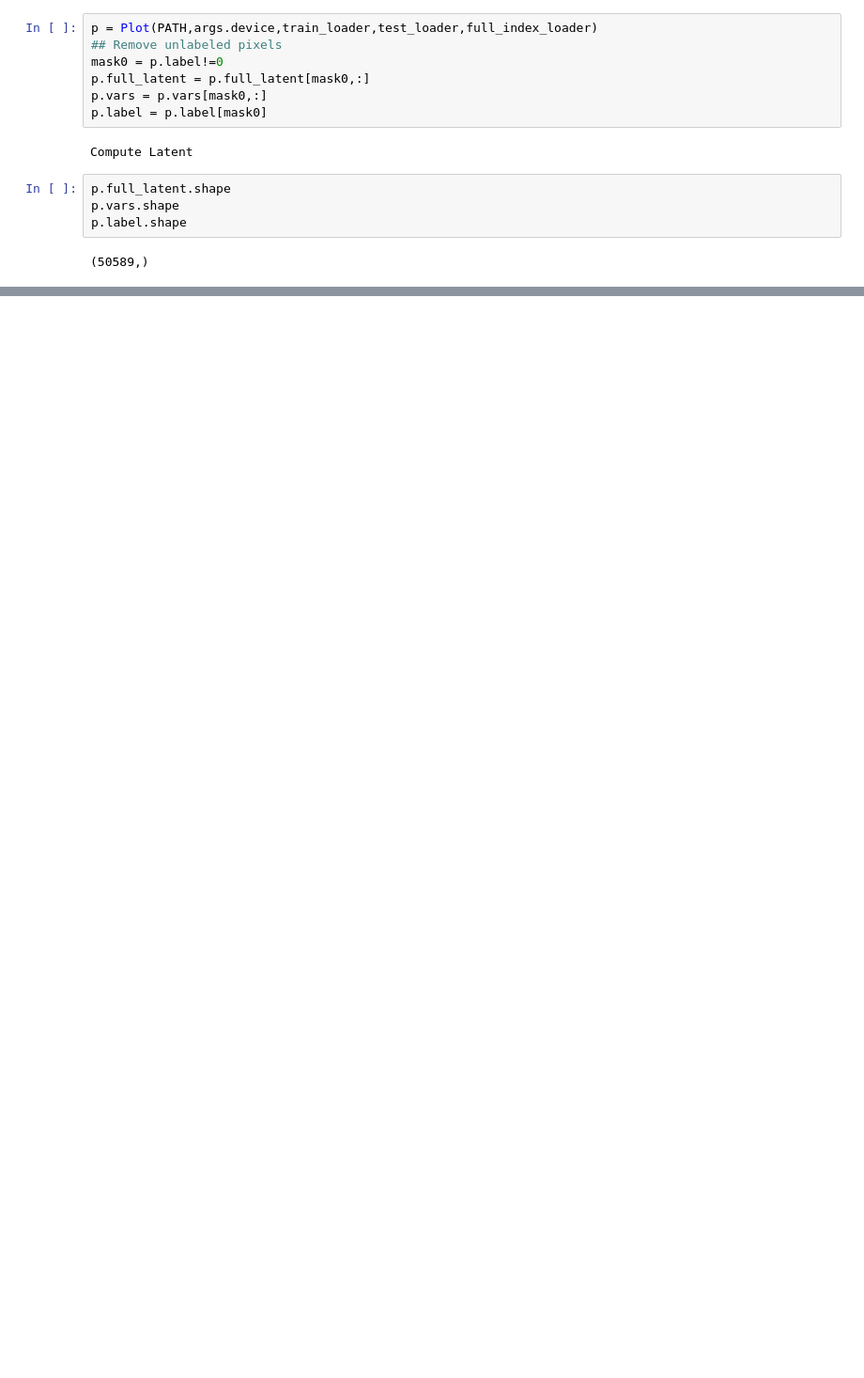
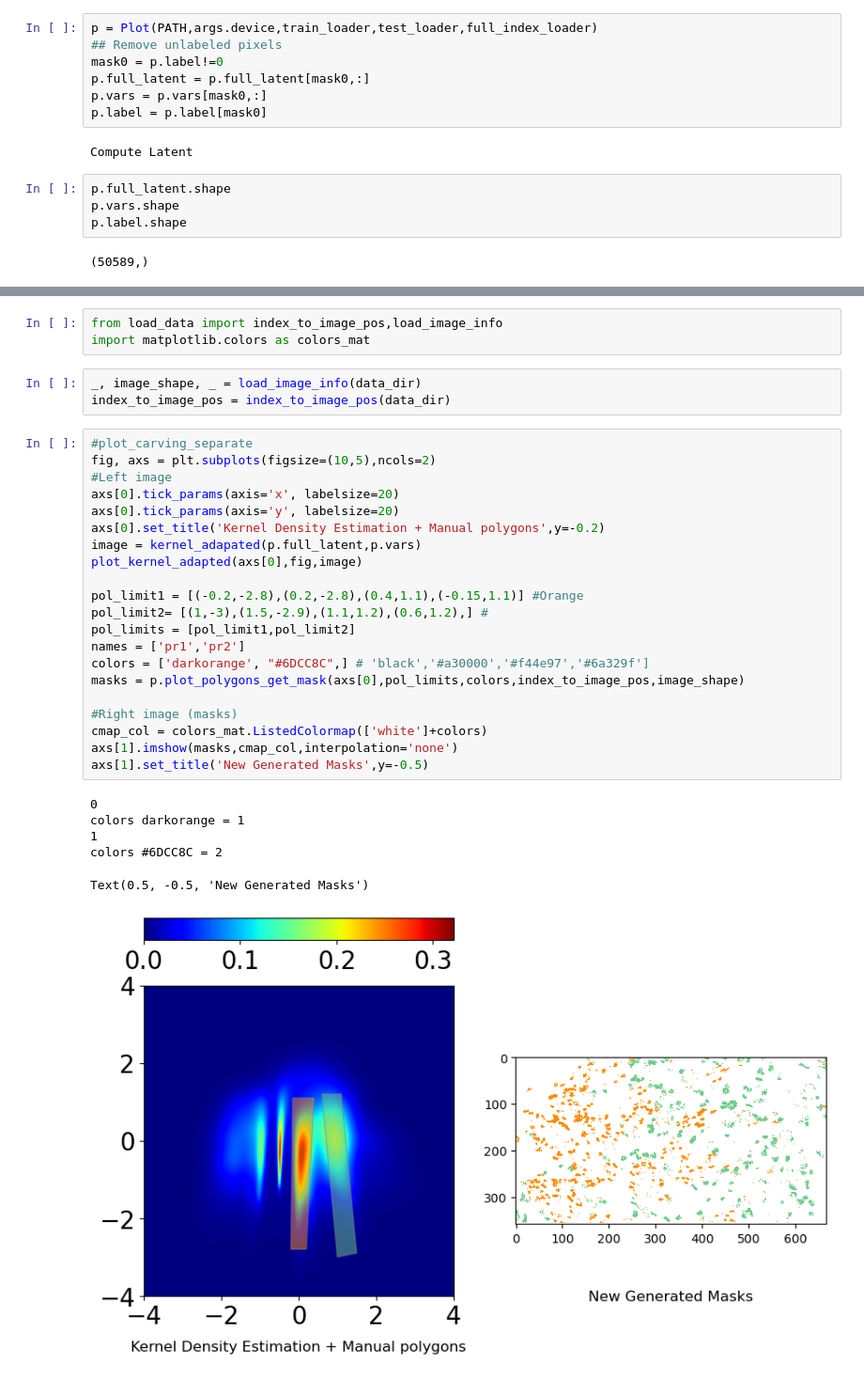
Before and after one commit to vandeplaslab/sisal, a Jupyter notebook: experiments/kidney_data/kidney_data.ipynb, the cells around one changed output, grey strips where cells are left out. Shown at 94% size. Drawn from its saved outputs; the diff is of its cells as text; blank space fills up the shorter version.

```diff
--- a/experiments/kidney_data/kidney_data.ipynb
+++ b/experiments/kidney_data/kidney_data.ipynb
@@ -101,0 +100,34 @@ KeyError: 5.0
+# %%
+from load_data import index_to_image_pos,load_image_info
+import matplotlib.colors as colors_mat
+# %%
+_, image_shape, _ = load_image_info(data_dir)
+index_to_image_pos = index_to_image_pos(data_dir)
+# %%
+#plot_carving_separate
+fig, axs = plt.subplots(figsize=(10,5),ncols=2)
+#Left image
+axs[0].tick_params(axis='x', labelsize=20)
+axs[0].tick_params(axis='y', labelsize=20)
+axs[0].set_title('Kernel Density Estimation + Manual polygons',y=-0.2)
+image = kernel_adapated(p.full_latent,p.vars)
+plot_kernel_adapted(axs[0],fig,image)
+
+pol_limit1 = [(-0.2,-2.8),(0.2,-2.8),(0.4,1.1),(-0.15,1.1)] #Orange
+pol_limit2= [(1,-3),(1.5,-2.9),(1.1,1.2),(0.6,1.2),] #
+pol_limits = [pol_limit1,pol_limit2]
+names = ['pr1','pr2']
+colors = ['darkorange', "#6DCC8C",] # 'black','#a30000','#f44e97','#6a329f']
+masks = p.plot_polygons_get_mask(axs[0],pol_limits,colors,index_to_image_pos,image_shape)
+
+#Right image (masks)
+cmap_col = colors_mat.ListedColormap(['white']+colors)
+axs[1].imshow(masks,cmap_col,interpolation='none')
+axs[1].set_title('New Generated Masks',y=-0.5)
+# %% [output]
+0
+colors darkorange = 1
+1
+colors #6DCC8C = 2
+Text(0.5, -0.5, 'New Generated Masks')
+[figure, added]
```
Also changed, not shown: parts of 10 cells of this notebook, 6 other files.
